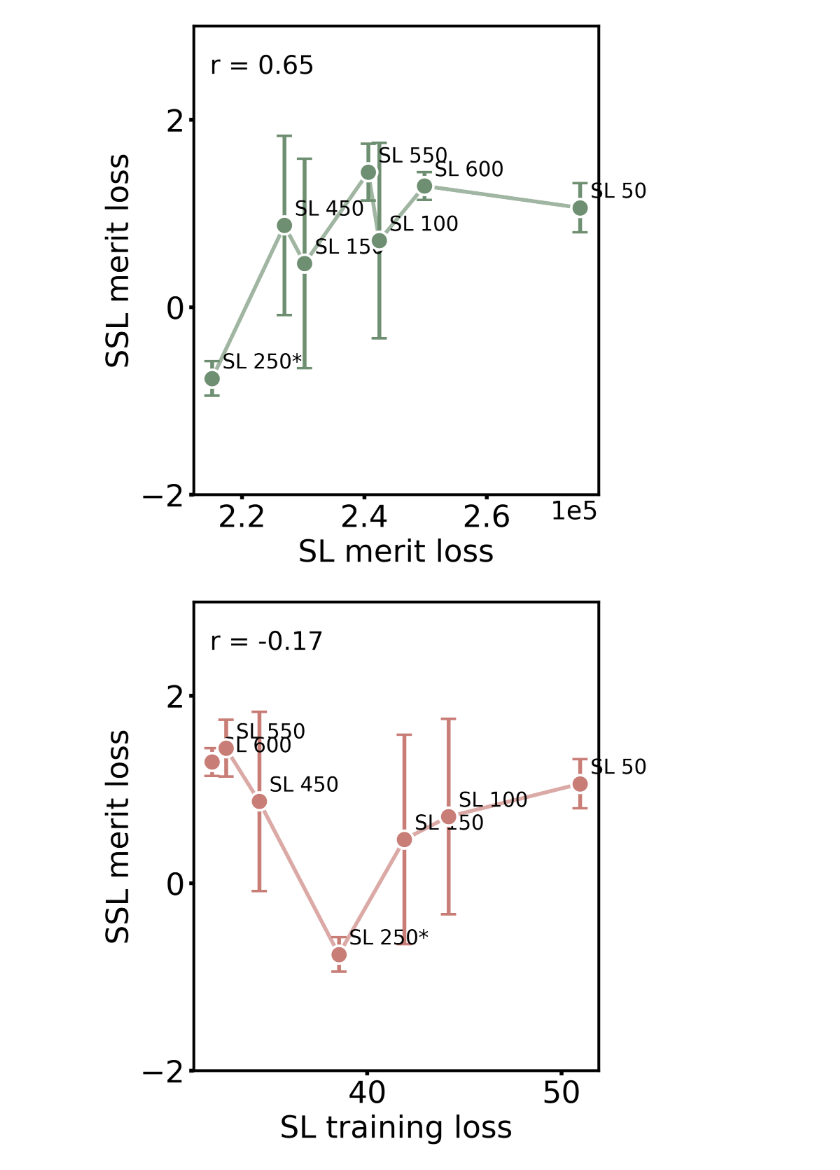
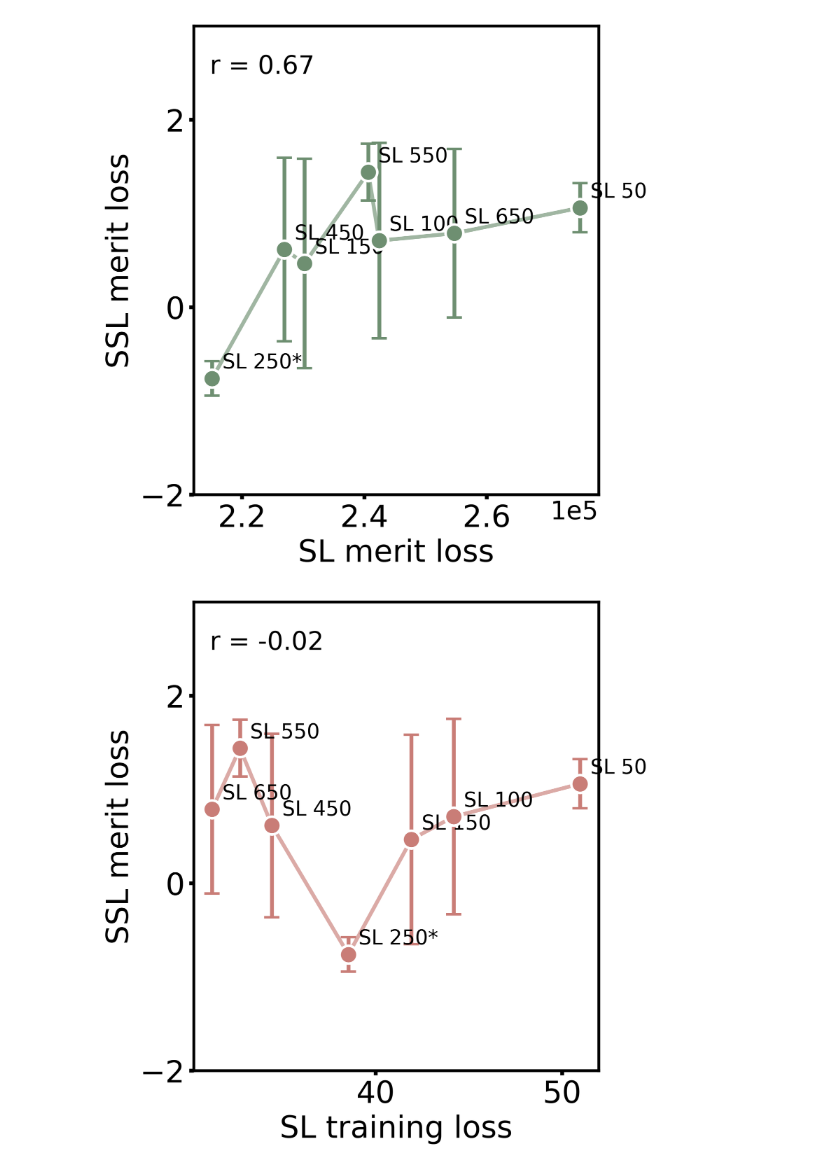
Before and after one commit to xkhainguyen/FSNet, a Jupyter notebook: visualize_final_learning_new copy 3.ipynb, the cells around one changed output. Saved outputs shown, nothing was run; the diff lists cells and outputs as text; code cells hidden in the pictures.

```diff
--- a/visualize_final_learning_new copy 3.ipynb
+++ b/visualize_final_learning_new copy 3.ipynb
@@ -148,12 +148,14 @@ main_result_path = {
     [
         "20260505-194946_MLP_FSNet_seed0_nepochs300_lr0.0001_trainsize7000_finetune_20260327-094852_sup_seedpen_model_400",
         "20260505-194854_MLP_FSNet_seed2_nepochs300_lr0.0001_trainsize7000_finetune_20260327-094852_sup_seedpen_model_400",
+        "20260505-201650_MLP_FSNet_seed1_nepochs300_lr0.0001_trainsize7000_finetune_20260327-094852_sup_seedpen_model_400",
+        "20260505-201351_MLP_FSNet_seed3_nepochs300_lr0.0001_trainsize7000_finetune_20260327-094852_sup_seedpen_model_400",
     ],
     'epoch 450':
     [
         "20260505-093744_MLP_FSNet_seed1_nepochs300_lr0.0001_trainsize7000_finetune_20260327-094852_sup_seedpen_model_450",
         "20260505-100039_MLP_FSNet_seed3_nepochs300_lr0.0001_trainsize7000_finetune_20260327-094852_sup_seedpen_model_450",
-        "20260505-092612_MLP_FSNet_seed0_nepochs300_lr0.0001_trainsize7000_finetune_20260327-094852_sup_seedpen_model_450",
+        # "20260505-092612_MLP_FSNet_seed0_nepochs300_lr0.0001_trainsize7000_finetune_20260327-094852_sup_seedpen_model_450",
         "20260505-094914_MLP_FSNet_seed2_nepochs300_lr0.0001_trainsize7000_finetune_20260327-094852_sup_seedpen_model_450",
     ],
     'epoch 500':
@@ -180,9 +182,9 @@ main_result_path = {
     ],
     'epoch 650':
     [
-        "20260505-165617_MLP_FSNet_seed2_nepochs300_lr0.0001_trainsize7000_finetune_20260327-094852_sup_seedpen_model_650",
+        # "20260505-165617_MLP_FSNet_seed2_nepochs300_lr0.0001_trainsize7000_finetune_20260327-094852_sup_seedpen_model_650",
         "20260505-141713_MLP_FSNet_seed0_nepochs300_lr0.0001_trainsize7000_finetune_20260327-094852_sup_seedpen_model_650",
-        "20260505-165807_MLP_FSNet_seed3_nepochs300_lr0.0001_trainsize7000_finetune_20260327-094852_sup_seedpen_model_650",
+        # "20260505-165807_MLP_FSNet_seed3_nepochs300_lr0.0001_trainsize7000_finetune_20260327-094852_sup_seedpen_model_650",
         "20260505-165715_MLP_FSNet_seed1_nepochs300_lr0.0001_trainsize7000_finetune_20260327-094852_sup_seedpen_model_650",
     ],
     'epoch 700':
@@ -682,38 +684,38 @@ checkpoints = [
     ('SL 50', 'epoch 50', 50),
     ('SL 100', 'epoch 100', 100),
     ('SL 150', 'epoch 150', 150),
-    ('SL 200', 'epoch 200', 200),
+    # ('SL 200', 'epoch 200', 200),
     ('SL 250*', 'epoch 250*', 250),
     # ('SL 300', 'epoch 300', 300),
     # ('SL 350', 'epoch 350', 350),
     # ('SL 400', 'epoch 400', 400),
     ('SL 450', 'epoch 450', 450),
     # ('SL 500', 'epoch 500', 500),
     ('SL 550', 'epoch 550', 550),
-    ('SL 600', 'epoch 600', 600),
-    # ('SL 650', 'epoch 650', 650),
+    # ('SL 600', 'epoch 600', 600),
+    ('SL 650', 'epoch 650', 650),
     # ('SL 700', 'epoch 700', 700),
     # ('SL 750', 'epoch 750', 750),
     # ('SL 800', 'epoch 800', 800),
     # ('SL 850', 'epoch 850', 850),
     # ('SL 900', 'epoch 900', 900),
     # ('SL 950', 'epoch 950', 950),
 ]
 
 plot_sl_to_ssl_merit_transfer(
     main_result_path,
     BASE_DIR,
     processed_data,
     metric_name='recomputed_merit_mean',
     checkpoints=checkpoints,
 )
 plot_sl_train_loss_to_ssl_merit_transfer(
     main_result_path,
     BASE_DIR,
     processed_data,
     metric_name='recomputed_merit_mean',
     checkpoints=checkpoints,
 )
 # %% [output]
-[figure, old version]
+[figure, new version]
-[figure, old version]
+[figure, new version]
```
Also changed, not shown: 4 other files.
